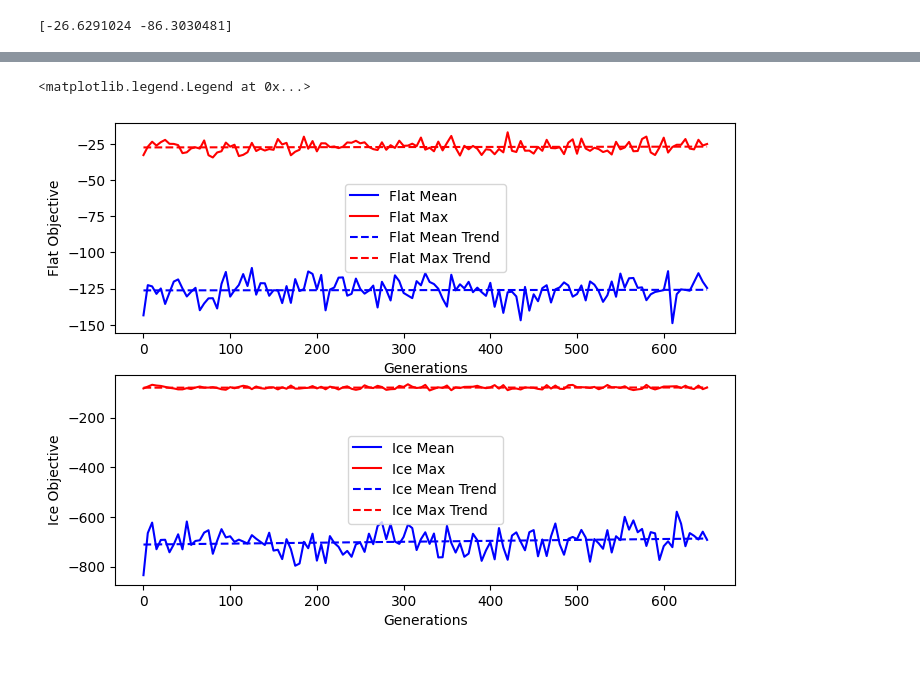
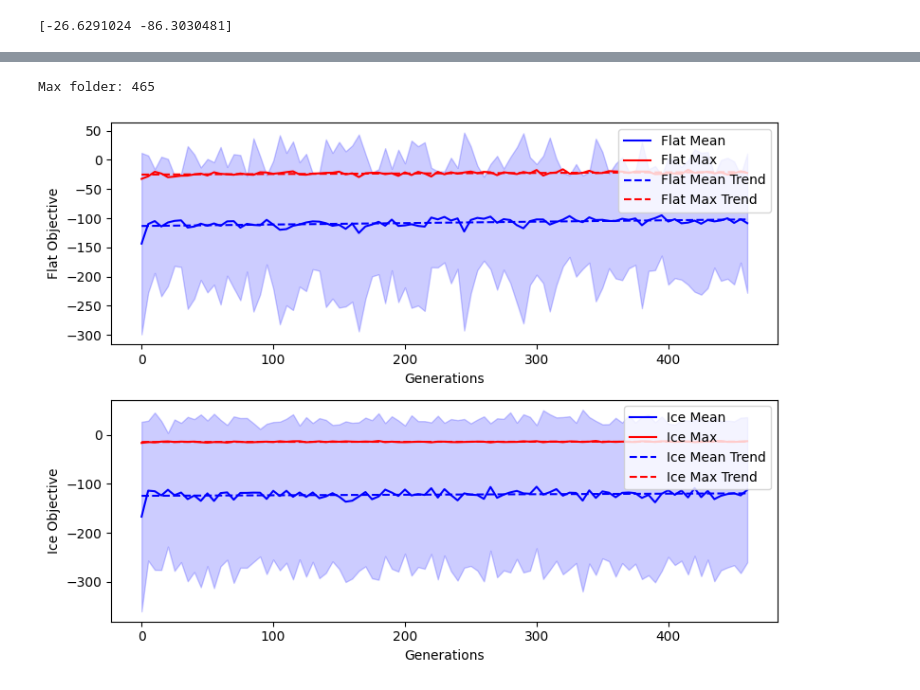
Before and after one commit to ifinckh/micro-515-EvoRob, a Jupyter notebook: read_logs.ipynb, the cells around one changed output, grey strips where cells are left out. Saved outputs shown, nothing was run; the diff lists cells and outputs as text; code cells hidden in the pictures.

```diff
--- a/read_logs.ipynb
+++ b/read_logs.ipynb
@@ -51,43 +53,64 @@ print(np.max(logs["f"], axis=0))
 # for i in range(0, 600, 10) and plot the mean and max of f on y and generations on x on two subplots.
 flat_mean = []
 flat_max = []
+flat_std = []
 ice_mean = []
 ice_max = []
+ice_std = []
+
+
+path = "results/20260402_091913_nsga_ckpts"
+
+max_folder = max([int(d) for d in os.listdir(path) if d.isdigit()])
+print(f"Max folder: {max_folder}")
+
 fig,axs = plt.subplots(2,1, figsize=(8, 6))
-for i in range(0, 655, 5):
-    f = np.load(f"results/20260401_113146_nsga_ckpts/{i}/f.npy")
+for i in range(0, max_folder, 5):
+    f = np.load(f"{path}/{i}/f.npy")
     flat_mean.append(np.mean(f, axis=0)[0])
     flat_max.append(np.max(f, axis=0)[0])
     ice_mean.append(np.mean(f, axis=0)[1])
     ice_max.append(np.max(f, axis=0)[1])
-generations = np.arange(0, 655, 5)
+    flat_std.append(np.std(f, axis=0)[0])
+    ice_std.append(np.std(f, axis=0)[1])
+
+generations = np.arange(0, max_folder, 5)
 
 axs[0].plot(generations, flat_mean, label="Flat Mean", color="blue")
 axs[0].plot(generations, flat_max, label="Flat Max", color="red")
 # add trend lines for both objectives
 z = np.polyfit(generations, flat_mean, 1)
 p = np.poly1d(z)
 axs[0].plot(generations, p(generations), label="Flat Mean Trend", linestyle="--", color="blue")
 z = np.polyfit(generations, flat_max, 1)
 p = np.poly1d(z)
 axs[0].plot(generations, p(generations), label="Flat Max Trend", linestyle="--", color="red")
 axs[0].set_xlabel("Generations")
 axs[0].set_ylabel("Flat Objective")
-axs[0].legend()
+axs[0].legend(loc="upper right")
+# axs[0].set_ylim([-150,0])
 
 
 axs[1].plot(generations, ice_mean, label="Ice Mean", color="blue")
 axs[1].plot(generations, ice_max, label="Ice Max", color="red")
 # add trend lines for both objectives
 z = np.polyfit(generations, ice_mean, 1)
 p = np.poly1d(z)
 axs[1].plot(generations, p(generations), label="Ice Mean Trend", linestyle="--", color="blue")
 z = np.polyfit(generations, ice_max, 1)
 p = np.poly1d(z)
 axs[1].plot(generations, p(generations), label="Ice Max Trend", linestyle="--", color="red")
 axs[1].set_xlabel("Generations")
 axs[1].set_ylabel("Ice Objective")
-axs[1].legend()
+axs[1].legend(loc="upper right")
+# axs[1].set_ylim([-150,0])
+
+# plot the std of both objectives in f over generations around the mean as a shaded area
+axs[0].fill_between(generations, np.array(flat_mean) - np.array(flat_std), np.array(flat_mean) + np.array(flat_std), alpha=0.2, color="blue")
+axs[1].fill_between(generations, np.array(ice_mean) - np.array(ice_std), np.array(ice_mean) + np.array(ice_std), alpha=0.2, color="blue")
+
+
+fig.tight_layout()
 # %% [output]
-<matplotlib.legend.Legend at 0x...>
+Max folder: 465
-[figure, old version]
+[figure, new version]
```
Also changed, not shown: parts of 3 cells of this notebook, 4 other files.
